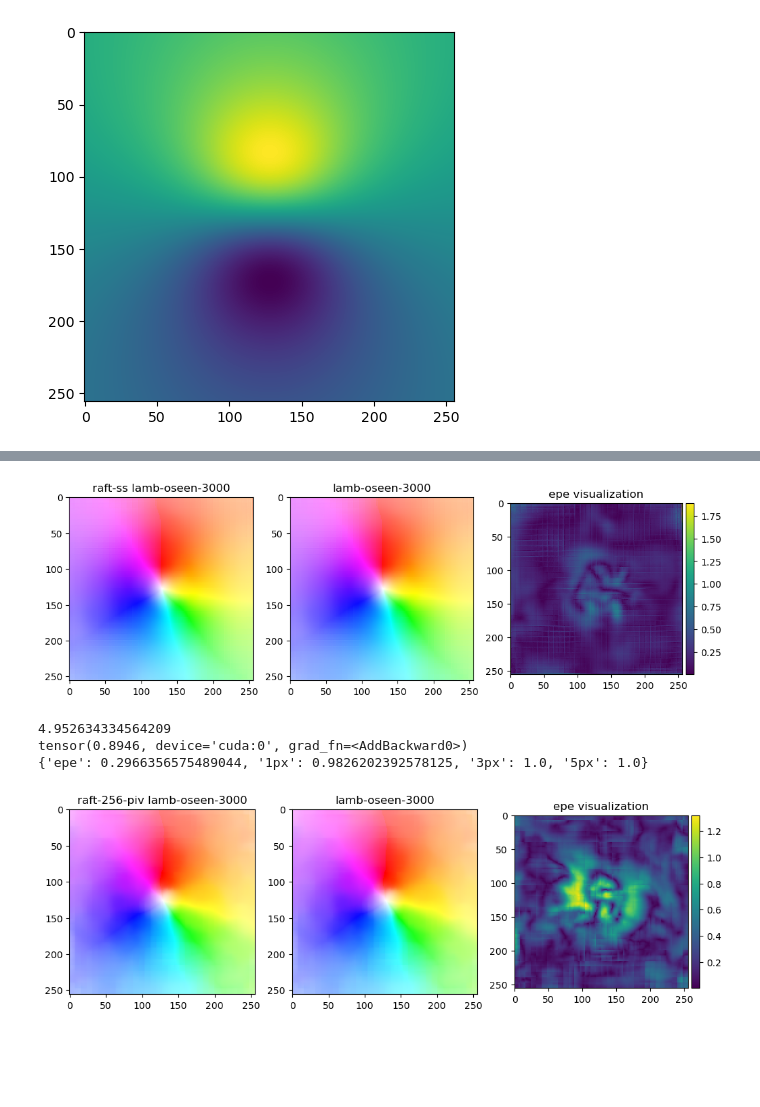
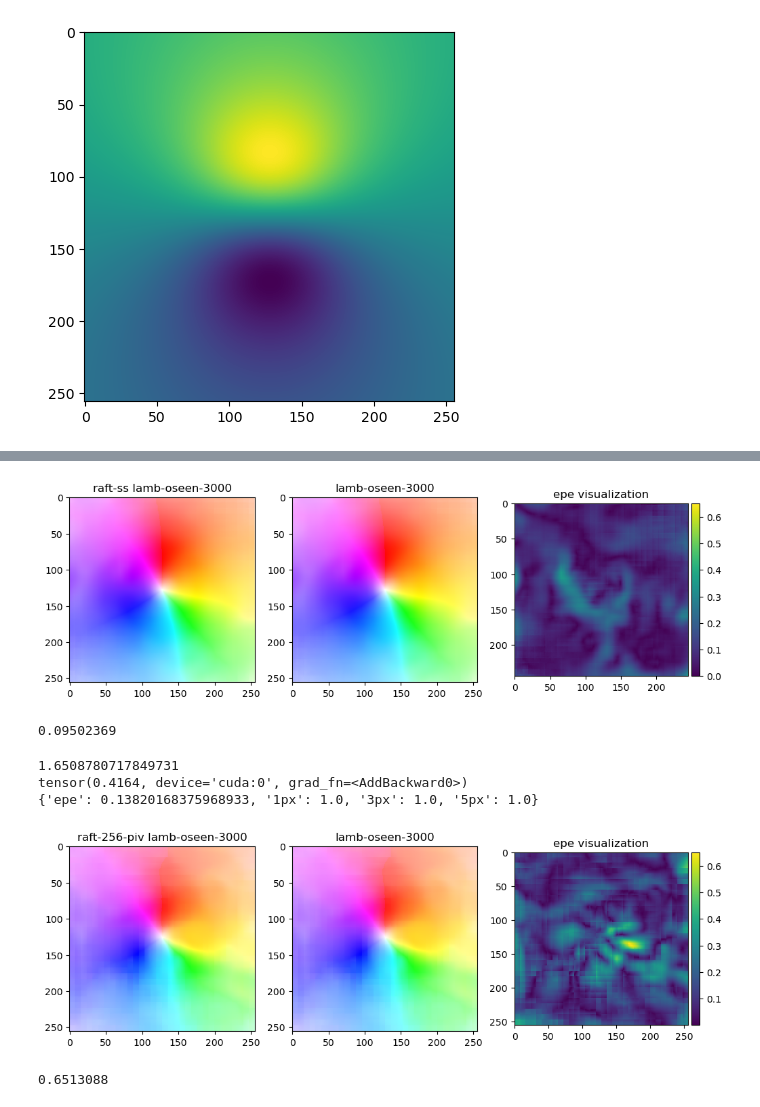
Before and after one commit to ShampooDeng/RAFT-SS-PIV-DEV, a Jupyter notebook: testOnLambOseen.ipynb, the cells around one changed output, grey strips where cells are left out. Cells and saved outputs as stored; diff of their text form; code cells hidden in the pictures; blank space fills up the shorter version.

```diff
--- a/testOnLambOseen.ipynb
+++ b/testOnLambOseen.ipynb
@@ -51,7 +51,8 @@ parser.add_argument('--upsample', type=str, default='convex',
 args = parser.parse_args([])
 # %%
 # read lamb-oseen flow field
-case = '../RAFT_SS/data/oseen_3000.0.npz'
+case = './PIG/oseen_1000.0.npz'
+# case = '../RAFT_SS/data/oseen_1000.0.npz'
 data = np.load(case)
 element = ['img1', 'img2', 'u', 'v']
 img1, img2, u, v = [data[x] for x in element]
@@ -107,25 +108,14 @@ predicted_flows = torch.zeros_like(imgs).cuda()
 total_test_samples = 0
 sum_test_epe = .0
 
-# debug
-# print(all_flow_iters[-1].shape)
-# print(all_flow_iters[-1][0,0,:10,:10])
-
-# compute epe
-# test_epe_loss = torch.sum((predicted_flows[:, :, :,:] - flows[:, :, :,:]) ** 2,
-#                           dim=1).sqrt().view(-1).mean().item()
-# # epe_array[i_batch*B:i_batch*B+B] = test_epe_loss
-# total_test_samples += B
-# sum_test_epe += test_epe_loss * B
-# total_test_epe_loss = sum_test_epe / total_test_samples
 test_epe_loss = torch.sum(torch.square(predicted_flows-flows),dim=1).sqrt().mean().item()
 print(test_epe_loss)
 print(pred_flows[1][0], pred_flows[1][1], sep='\n')
 
 # vector field
 pred_flows = model(imgs, flows, args=args, evaluate=True)
-all_flow_iters = pred_flows[0]
-test_epe_loss = torch.sum(torch.square(predicted_flows-flows),dim=1).sqrt().mean().item()
-print(test_epe_loss)
+# all_flow_iters = pred_flows[0]
+# test_epe_loss = torch.sum(torch.square(predicted_flows-flows),dim=1).sqrt().mean().item()
+# print(test_epe_loss)
 print(pred_flows[1][0], pred_flows[1][1], sep='\n')
 # %% [output]
@@ -151,35 +189,39 @@ flowImg = all_flow_iters[-1]
 flowImg = flow_to_image(flowImg)
 flowImg = flowImg.permute(0,2,3,1)
 flowImg = flowImg.squeeze(dim=0)
 flowImg = flowImg.detach().cpu().numpy()
 flowImg.shape
 
 flowGt = flows
 flowGt = flow_to_image(flowGt)
 flowGt = flowGt.permute(0,2,3,1)
 flowGt = flowGt.squeeze(dim=0)
 flowGt = flowGt.detach().cpu().numpy()
 
 plt.figure(figsize=(12,12))
 plt.subplot(131)
 plt.imshow(flowImg)
 plt.title('raft-ss lamb-oseen-3000')
 
 plt.subplot(132)
 plt.imshow(flowImg)
 plt.title('lamb-oseen-3000')
 
 epe = torch.sum((all_flow_iters[-1] - flows)**2,dim=1).sqrt()
 epe = epe.squeeze(dim=0)
 epe = epe.detach().cpu().numpy()
 
 ax = plt.subplot(133)
-im = plt.imshow(epe)
+im = plt.imshow(epe[5:250,5:250])
 plt.title('epe visualization')
 plt.colorbar(im, cax=locatable_axes_easy(ax))
+plt.clim(0,0.651)
 plt.show()
+
+print(epe.mean())
 # %% [output]
-[figure, old version]
+[figure, new version]
+0.09502369
 # %%
 model= RAFT256(args=args).to(device)
 checkpoint = torch.load('./results/ckpt.tar')
@@ -209,9 +251,9 @@ total_test_epe_loss = sum_test_epe / total_test_samples
 print(test_epe_loss)
 print(pred_flows[1][0], pred_flows[1][1], sep='\n')
 # %% [output]
-4.952634334564209
-tensor(0.8946, device='cuda:0', grad_fn=<AddBackward0>)
-{'epe': 0.2966356575489044, '1px': 0.9826202392578125, '3px': 1.0, '5px': 1.0}
+1.6508780717849731
+tensor(0.4164, device='cuda:0', grad_fn=<AddBackward0>)
+{'epe': 0.13820168375968933, '1px': 1.0, '3px': 1.0, '5px': 1.0}
 # %%
 flowImg = all_flow_iters[-1]
 flowImg = flow_to_image(flowImg)
@@ -244,5 +286,8 @@ im = plt.imshow(epe)
 plt.title('epe visualization')
 plt.colorbar(im, cax=locatable_axes_easy(ax))
 plt.show()
+
+print(epe.max())
 # %% [output]
-[figure, old version]
+[figure, new version]
+0.6513088
```
Also changed, not shown: parts of 3 cells of this notebook, 8 other files.
